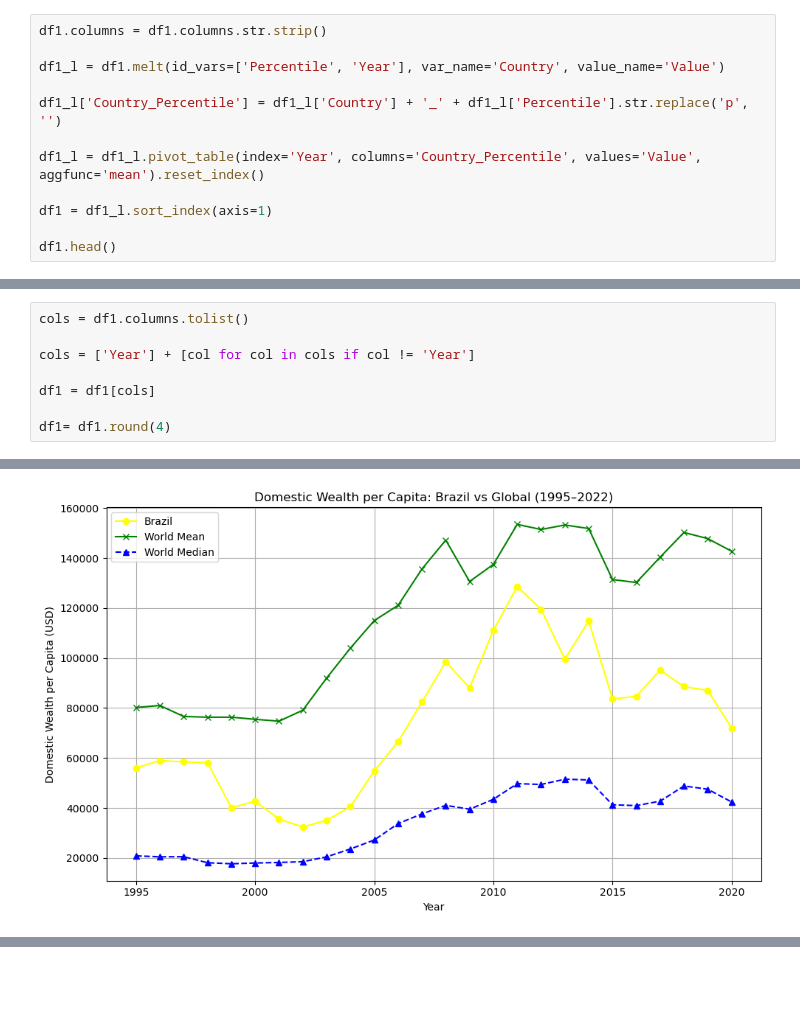
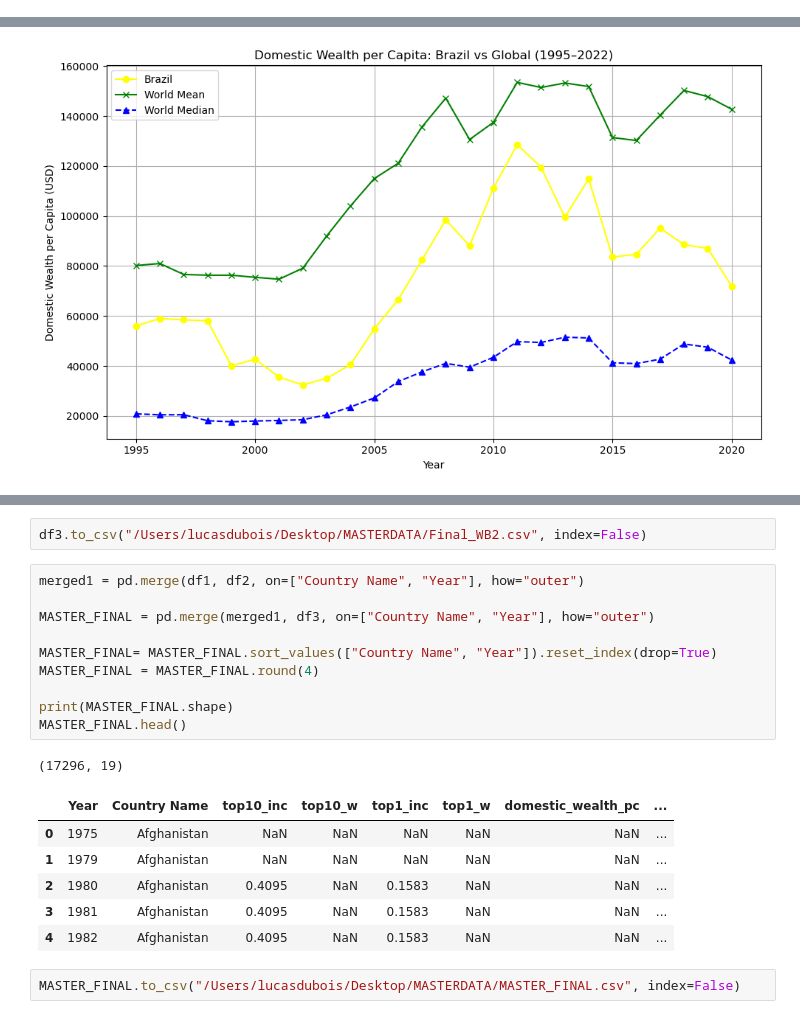
Before and after one commit to LucasDubss/Master-Dubois-Lucas, a Jupyter notebook: MasterCODE.ipynb, the cells around one changed output, grey strips where cells are left out. Drawn from its saved outputs; the diff is of its cells as text; blank space fills up the shorter version.

```diff
--- a/MasterCODE.ipynb
+++ b/MasterCODE.ipynb
@@ -52,12 +71,0 @@ df.head()
-# %%
-df1.columns = df1.columns.str.strip()
-
-df1_l = df1.melt(id_vars=['Percentile', 'Year'], var_name='Country', value_name='Value')
-
-df1_l['Country_Percentile'] = df1_l['Country'] + '_' + df1_l['Percentile'].str.replace('p', '')
-
-df1_l = df1_l.pivot_table(index='Year', columns='Country_Percentile', values='Value', aggfunc='mean').reset_index()
-
-df1 = df1_l.sort_index(axis=1)
-
-df1.head()
@@ -72,8 +71,0 @@ df1.head()
-# %%
-cols = df1.columns.tolist()
-
-cols = ['Year'] + [col for col in cols if col != 'Year']
-
-df1 = df1[cols]
-
-df1= df1.round(4)
@@ -249,0 +294,22 @@ df_pivot1.head()
+# %%
+df3.to_csv("/Users/lucasdubois/Desktop/MASTERDATA/Final_WB2.csv", index=False)
+# %%
+merged1 = pd.merge(df1, df2, on=["Country Name", "Year"], how="outer")
+
+MASTER_FINAL = pd.merge(merged1, df3, on=["Country Name", "Year"], how="outer")
+
+MASTER_FINAL= MASTER_FINAL.sort_values(["Country Name", "Year"]).reset_index(drop=True)
+MASTER_FINAL = MASTER_FINAL.round(4)
+
+print(MASTER_FINAL.shape)
+MASTER_FINAL.head()
+# %% [output]
+(17296, 19)
+|  | Year | Country Name | top10_inc | top10_w | top1_inc | top1_w | domestic_wealth_pc | ... |
+| 0 | 1975 | Afghanistan | NaN | NaN | NaN | NaN | NaN | ... |
+| 1 | 1979 | Afghanistan | NaN | NaN | NaN | NaN | NaN | ... |
+| 2 | 1980 | Afghanistan | 0.4095 | NaN | 0.1583 | NaN | NaN | ... |
+| 3 | 1981 | Afghanistan | 0.4095 | NaN | 0.1583 | NaN | NaN | ... |
+| 4 | 1982 | Afghanistan | 0.4095 | NaN | 0.1583 | NaN | NaN | ... |
+# %%
+MASTER_FINAL.to_csv("/Users/lucasdubois/Desktop/MASTERDATA/MASTER_FINAL.csv", index=False)
```
Also changed, not shown: parts of 5 cells of this notebook, 2 other files.
